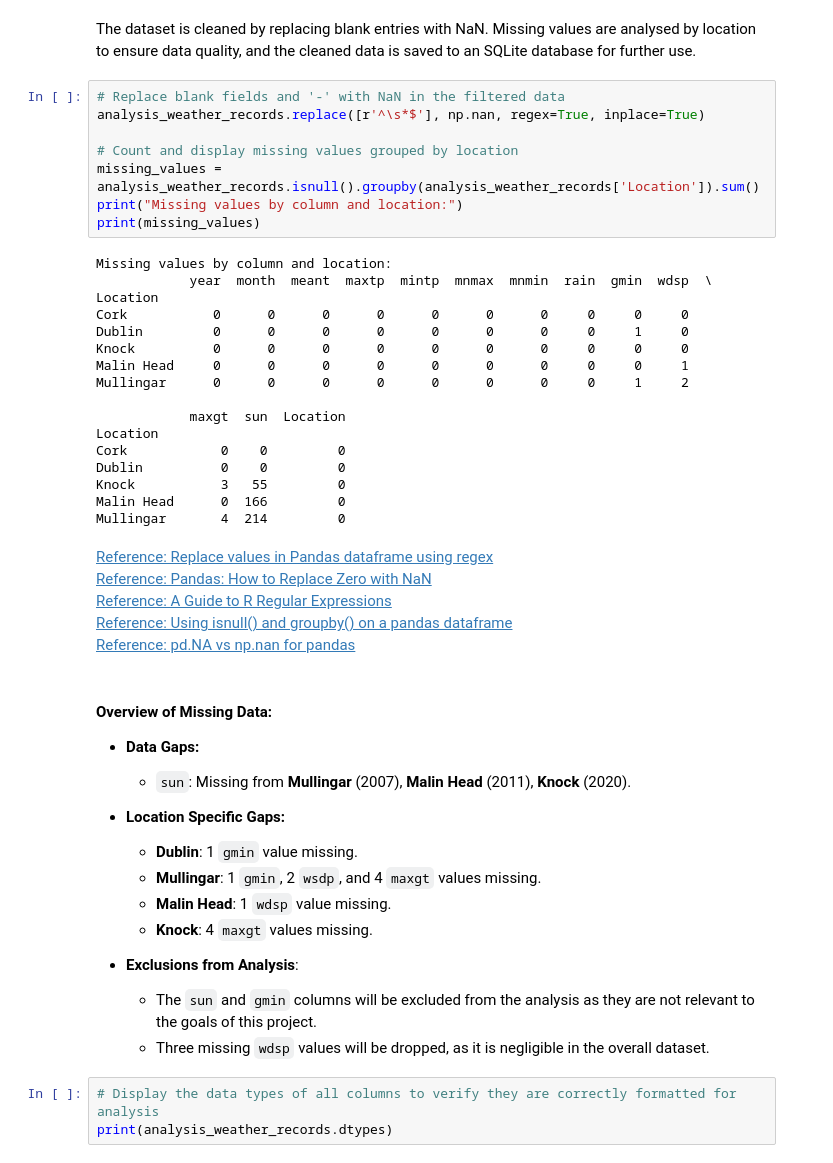
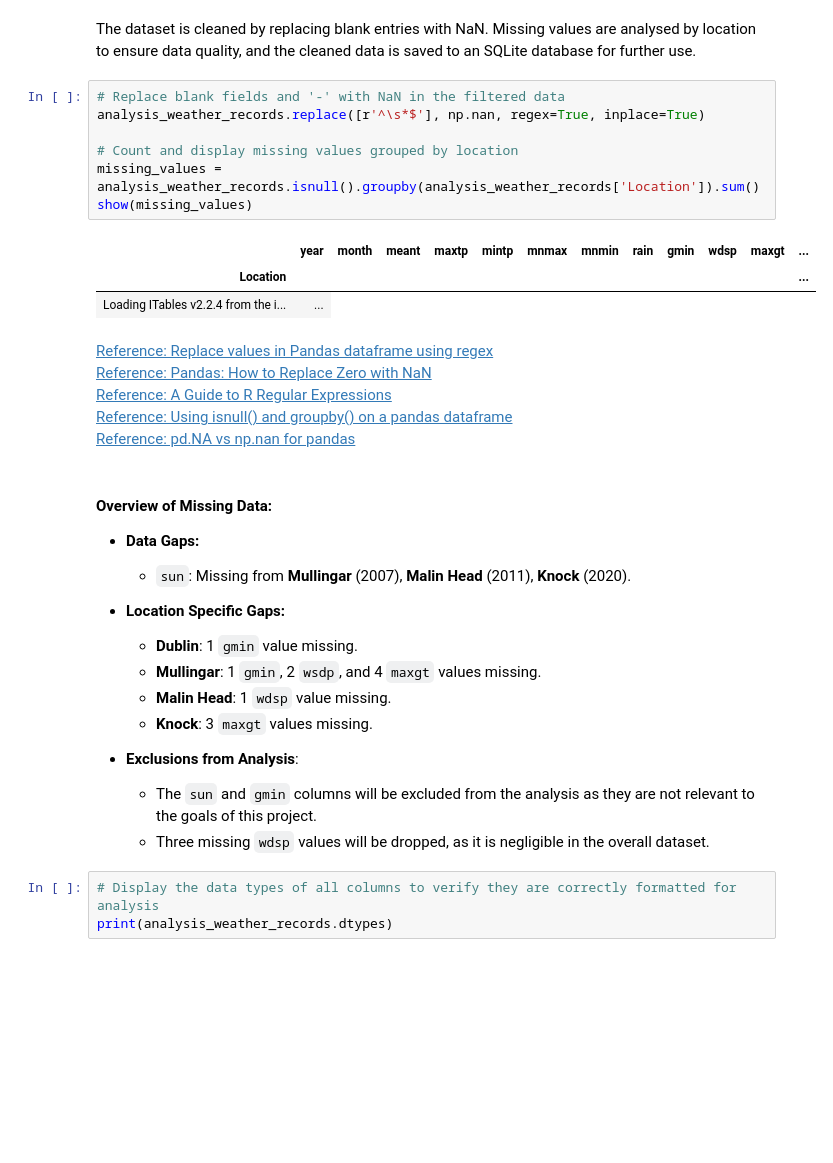
Before and after one commit to sarahembarry/PFDA-project, a Jupyter notebook: bigproject.ipynb, the cells around one changed output. Saved outputs shown, nothing was run; the diff lists cells and outputs as text; blank space fills up the shorter version.

```diff
--- a/bigproject.ipynb
+++ b/bigproject.ipynb
@@ -159,28 +137,14 @@ The dataset is cleaned by replacing blank entries with NaN. Missing values are a
 # %%
 # Replace blank fields and '-' with NaN in the filtered data
 analysis_weather_records.replace([r'^\s*$'], np.nan, regex=True, inplace=True)
 
 # Count and display missing values grouped by location
 missing_values = analysis_weather_records.isnull().groupby(analysis_weather_records['Location']).sum()
-print("Missing values by column and location:")
-print(missing_values)
+show(missing_values)
 # %% [output]
-Missing values by column and location:
-            year  month  meant  maxtp  mintp  mnmax  mnmin  rain  gmin  wdsp  \
-Location
-Cork           0      0      0      0      0      0      0     0     0     0
-Dublin         0      0      0      0      0      0      0     0     1     0
-Knock          0      0      0      0      0      0      0     0     0     0
-Malin Head     0      0      0      0      0      0      0     0     0     1
-Mullingar      0      0      0      0      0      0      0     0     1     2
-
-            maxgt  sun  Location
-Location
-Cork            0    0         0
-Dublin          0    0         0
-Knock           3   55         0
-Malin Head      0  166         0
-Mullingar       4  214         0
+|  | year | month | meant | maxtp | mintp | mnmax | mnmin | rain | gmin | wdsp | maxgt | ... |
+| Location |  |  |  |  |  |  |  |  |  |  |  | ... |
+| Loading ITables v2.2.4 from the i... | ... |
 # %% [markdown]
 
 [Reference: Replace values in Pandas dataframe using regex](https://www.geeksforgeeks.org/replace-values-in-pandas-dataframe-using-regex/)<br/>
@@ -197,7 +161,7 @@ Mullingar       4  214         0
   - **Dublin**: 1 `gmin` value missing.
   - **Mullingar**: 1 `gmin`, 2 `wsdp`, and 4 `maxgt` values missing.
   - **Malin Head**: 1 `wdsp` value missing.
-  - **Knock**: 4 `maxgt` values missing.
+  - **Knock**: 3 `maxgt` values missing.
 
 - **Exclusions from Analysis**:
   - The `sun` and `gmin` columns will be excluded from the analysis as they are not relevant to the goals of this project.
```
Also changed, not shown: parts of 14 cells of this notebook, 2 other files.
